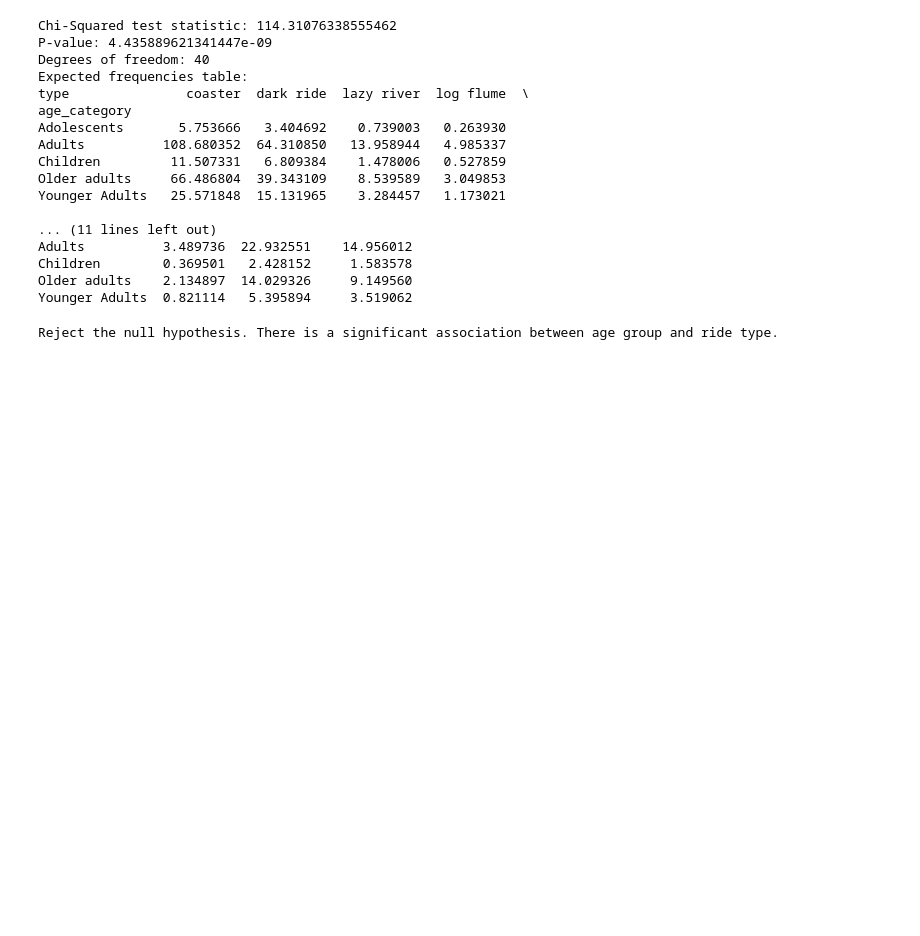
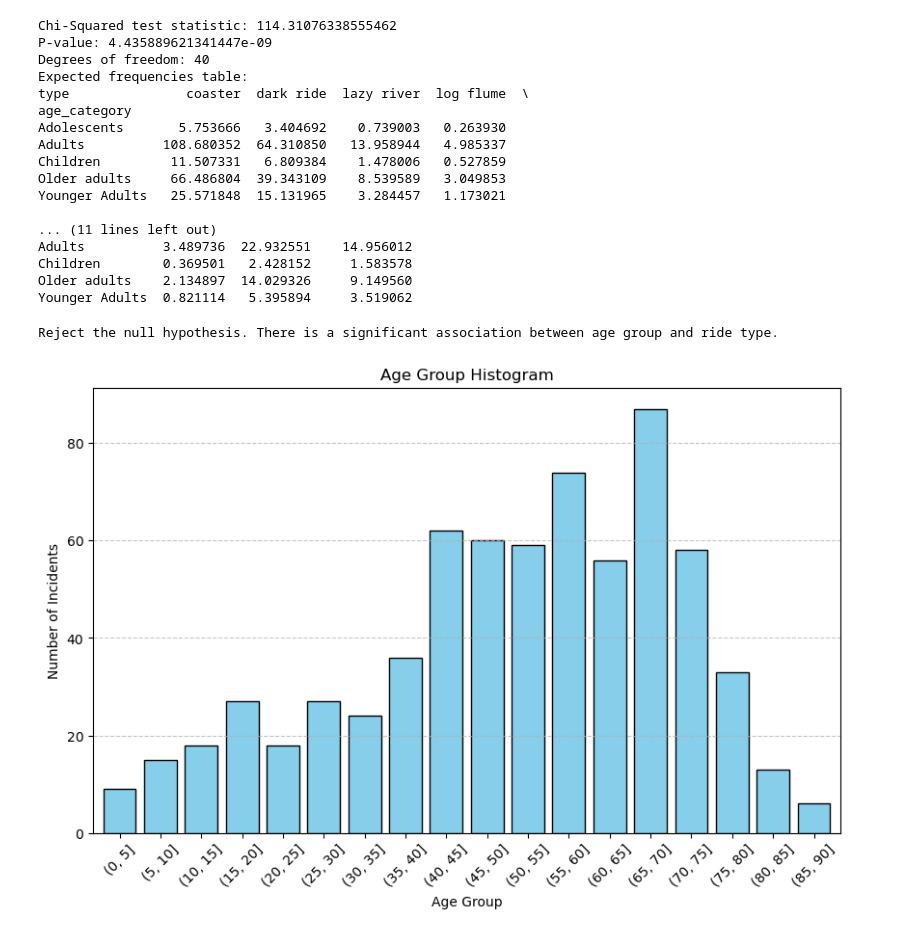
Before and after one commit to jsnmhm/Orlando_theme_park_injuries, a Jupyter notebook: main.ipynb, the cells around one changed output. Saved outputs shown, nothing was run; the diff lists cells and outputs as text; code cells hidden in the pictures; blank space fills up the shorter version.

Commit message:
added age histogram

```diff
--- a/main.ipynb
+++ b/main.ipynb
@@ -570,3 +570,37 @@ else:
     print("Fail to reject the null hypothesis. There is no significant association between age group and ride type.")
 # %% [output]
 Reject the null hypothesis. There is a significant association between age group and ride type.
+# %%
+# Reading the CSV file into a pandas DataFrame
+df = pd.read_csv("theme_park_injuries.csv")
+df = df.drop('Ride_name_dirty', axis=1)
+#clean age_gender colummn
+df['age_gender'] = df['age_gender'].str.strip()
+#create age column by grabbing the age in front(2)
+df['Age'] = df['age_gender'].str[:2]
+# fix if age only has one digit
+df['Age'] = df['Age'].str.strip().astype(int)
+#create the gender column by the last latter
+df['Gender'] = df['age_gender'].str[-1:]
+# Create histogram for # of incidents by age
+
+# age bins for hist
+age_bins = [0,5,10,15,20,25,30,35,40,45,50,55,60,65,70,75,80,85,90]
+
+# Create age groups using pd.cut
+age_groups = pd.cut(df['Age'], bins=age_bins)
+
+# Calculate the frequency of each age group
+age_group_counts = age_groups.value_counts(sort=False)
+
+# Plot the histogram
+plt.figure(figsize=(10, 6))
+age_group_counts.plot(kind='bar', color='skyblue',edgecolor ='black',width=0.8)
+plt.xlabel('Age Group')
+plt.ylabel('Number of Incidents')
+plt.title('Age Group Histogram')
+plt.xticks(rotation=45)
+plt.grid(axis='y', linestyle='--', alpha=0.7)
+plt.show()
+# %% [output]
+[figure, added]
```
